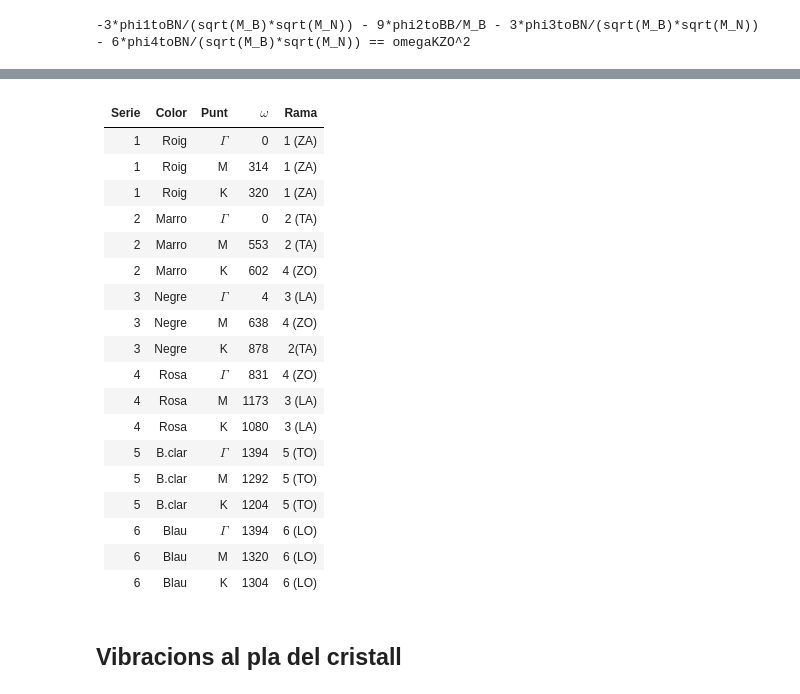
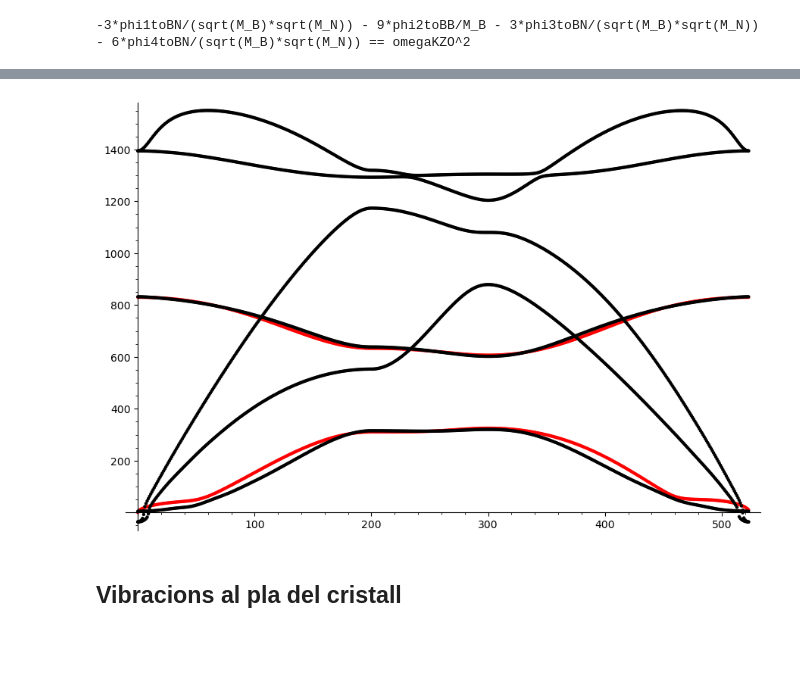
Before and after one commit to CasimirVictoria/TFG-Semiconductores_2D, a Jupyter notebook: _sources/formulacio_matriu_dinamica.ipynb, the cells around one changed output, grey strips where cells are left out. Saved outputs shown, nothing was run; the diff lists cells and outputs as text; code cells hidden in the pictures; blank space fills up the shorter version.

```diff
--- a/_sources/formulacio_matriu_dinamica.ipynb
+++ b/_sources/formulacio_matriu_dinamica.ipynb
@@ -785,21 +743,0 @@ points(zip(dades[2620:3144,0]/525*30, dades[2620:3144,1]), color="black")
-# %% [markdown]
-| Serie | Color  | Punt  | $\omega$ |    Rama |
-|-------|--------|-------|----------|---------|
-|     1 | Roig   | $\Gamma$ |       0    |  1 (ZA) |
-|     1 | Roig   | M     |        314    | 1 (ZA) |
-|     1 | Roig   | K     |       320     |1 (ZA) |
-|     2 | Marro  | $\Gamma$ |       0    |2 (TA) |
-|     2 | Marro  | M     |           553 |2 (TA) |
-|     2 | Marro  | K     |           602 | 4 (ZO) |
-|     3 | Negre  | $\Gamma$ |         4  | 3 (LA) |
-|     3 | Negre  | M     |           638 | 4 (ZO) |
-|     3 | Negre  | K     |           878 |     2(TA) |
-|     4 | Rosa   | $\Gamma$ |        831 |  4 (ZO) |
-|     4 | Rosa   | M     |          1173 |       3 (LA) |
-|     4 | Rosa   | K     |          1080 |       3 (LA) |
-|     5 | B.clar | $\Gamma$ |       1394 |       5 (TO) |
-|     5 | B.clar | M     |          1292 |       5 (TO)|
-|     5 | B.clar | K     |          1204 |       5 (TO)|
-|     6 | Blau   | $\Gamma$ |       1394 |       6 (LO)|
-|     6 | Blau   | M     |          1320 |       6 (LO)|
-|     6 | Blau   | K     |          1304 |       6 (LO)|
@@ -806,3 +770,21 @@ points(zip(dades[2620:3144,0]/525*30, dades[2620:3144,1]), color="black")
+# %%
+dades_calculades_perp_planol=loadtxt("freq_calculades_perp_planol4ts.dat")
+show(\
+points(zip(dades_calculades_perp_planol[:200,0], dades_calculades_perp_planol[:200,1]), color="red")+\
+points(zip(dades_calculades_perp_planol[:200,0], dades_calculades_perp_planol[:200,2]), color="red")+\
+points(zip(dades_calculades_perp_planol[200:300,0], dades_calculades_perp_planol[200:300,1]), color="red")+\
+points(zip(dades_calculades_perp_planol[200:300,0], dades_calculades_perp_planol[200:300,2]), color="red")+\
+points(zip(dades_calculades_perp_planol[300:524,0], dades_calculades_perp_planol[300:524,1]), color="red")+\
+points(zip(dades_calculades_perp_planol[300:524,0], dades_calculades_perp_planol[300:524,2]), color="red")+\
+points(zip(dades[:524,0], dades[:524,1]), color="black") +\
+points(zip(dades[524:1048,0], dades[524:1048,1]), color="black") +\
+points(zip(dades[1048:1572,0], dades[1048:1572,1]), color="black") +\
+points(zip(dades[1572:2096,0], dades[1572:2096,1]), color="black") +\
+points(zip(dades[2096:2620,0], dades[2096:2620,1]), color="black") +\
+points(zip(dades[2620:3144,0], dades[2620:3144,1]), color="black")
+     ,figsize=9)
+# %% [output]
+[figure, added]
 # %% [markdown]
 ## Vibracions al pla del cristall
 # %% [markdown]
```
Also changed, not shown: parts of 93 cells of this notebook, 15 other files.
